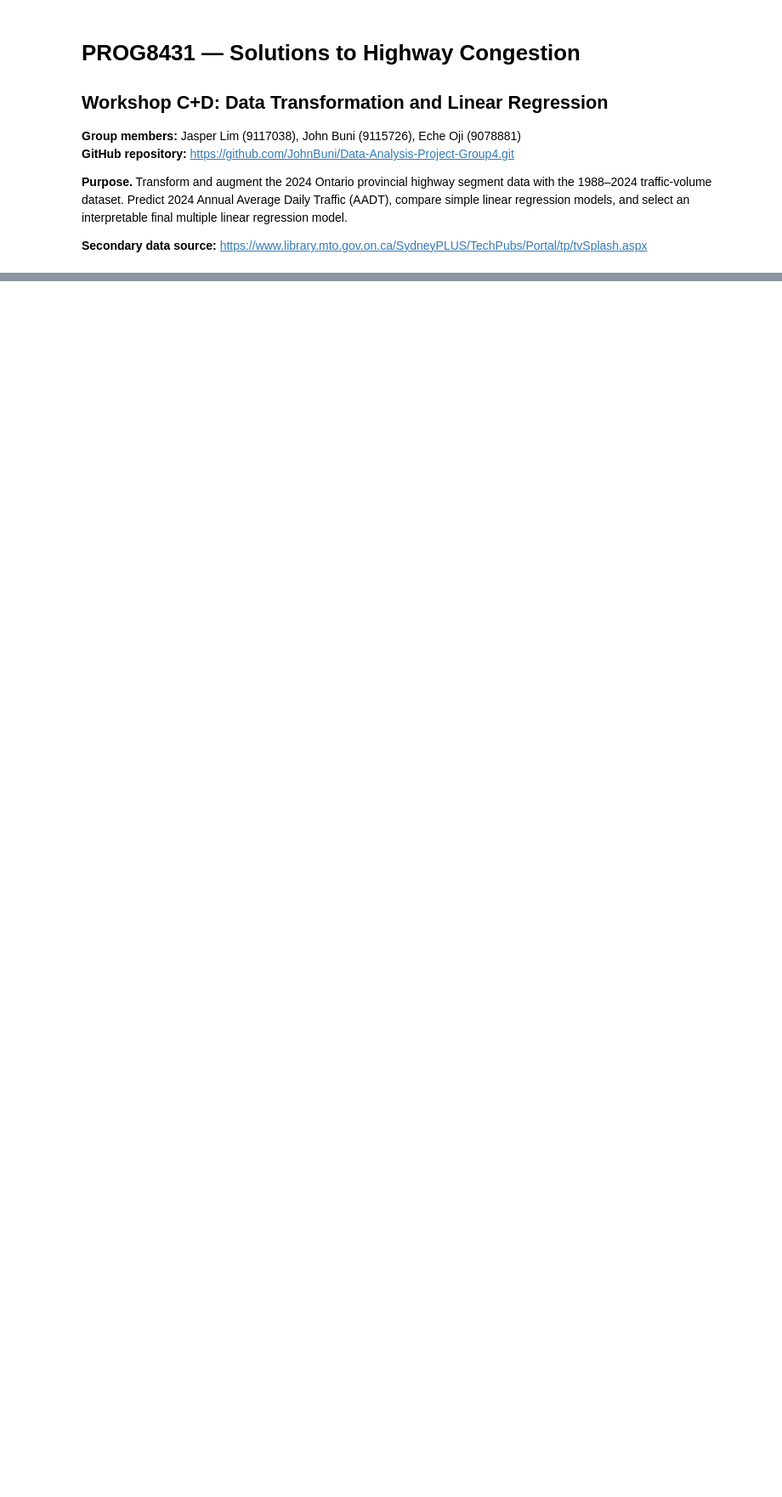
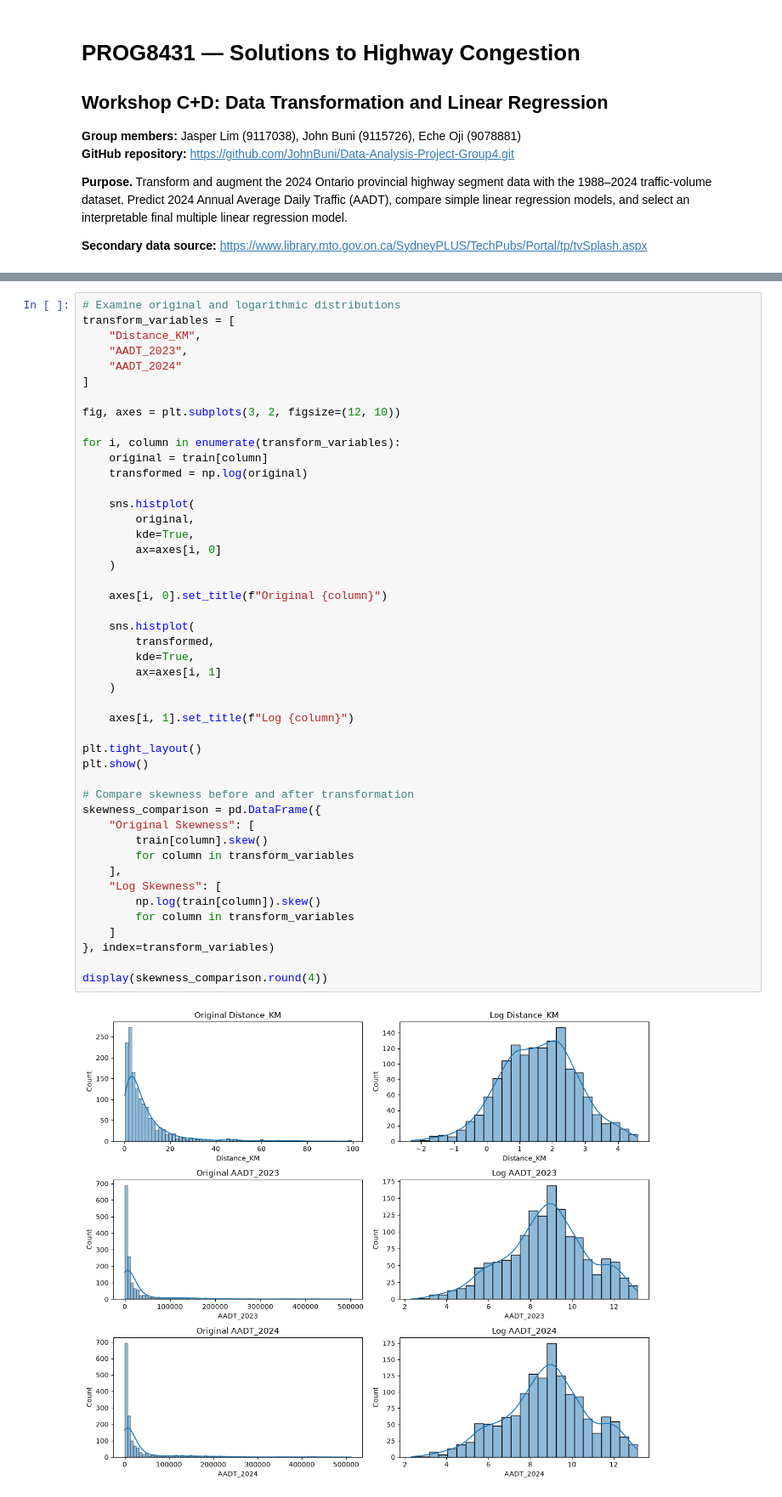
Before and after one commit to JohnBuni/Data-Analysis-Project-Group4, a Jupyter notebook: highway_congestion_workshopC.ipynb, the cells around one changed output, grey strips where cells are left out. Shown at 85% size. Drawn from its saved outputs; the diff is of its cells as text; blank space fills up the shorter version.

```diff
--- a/highway_congestion_workshopC.ipynb
+++ b/highway_congestion_workshopC.ipynb
@@ -378,0 +765,48 @@ Selected features: 10
+# %%
+# Examine original and logarithmic distributions
+transform_variables = [
+    "Distance_KM",
+    "AADT_2023",
+    "AADT_2024"
+]
+
+fig, axes = plt.subplots(3, 2, figsize=(12, 10))
+
+for i, column in enumerate(transform_variables):
+    original = train[column]
+    transformed = np.log(original)
+
+    sns.histplot(
+        original,
+        kde=True,
+        ax=axes[i, 0]
+    )
+
+    axes[i, 0].set_title(f"Original {column}")
+
+    sns.histplot(
+        transformed,
+        kde=True,
+        ax=axes[i, 1]
+    )
+
+    axes[i, 1].set_title(f"Log {column}")
+
+plt.tight_layout()
+plt.show()
+
+# Compare skewness before and after transformation
+skewness_comparison = pd.DataFrame({
+    "Original Skewness": [
+        train[column].skew()
+        for column in transform_variables
+    ],
+    "Log Skewness": [
+        np.log(train[column]).skew()
+        for column in transform_variables
+    ]
+}, index=transform_variables)
+
+display(skewness_comparison.round(4))
+# %% [output]
+[figure, added]
```
Also changed, not shown: parts of 57 cells of this notebook, 1 other file.
